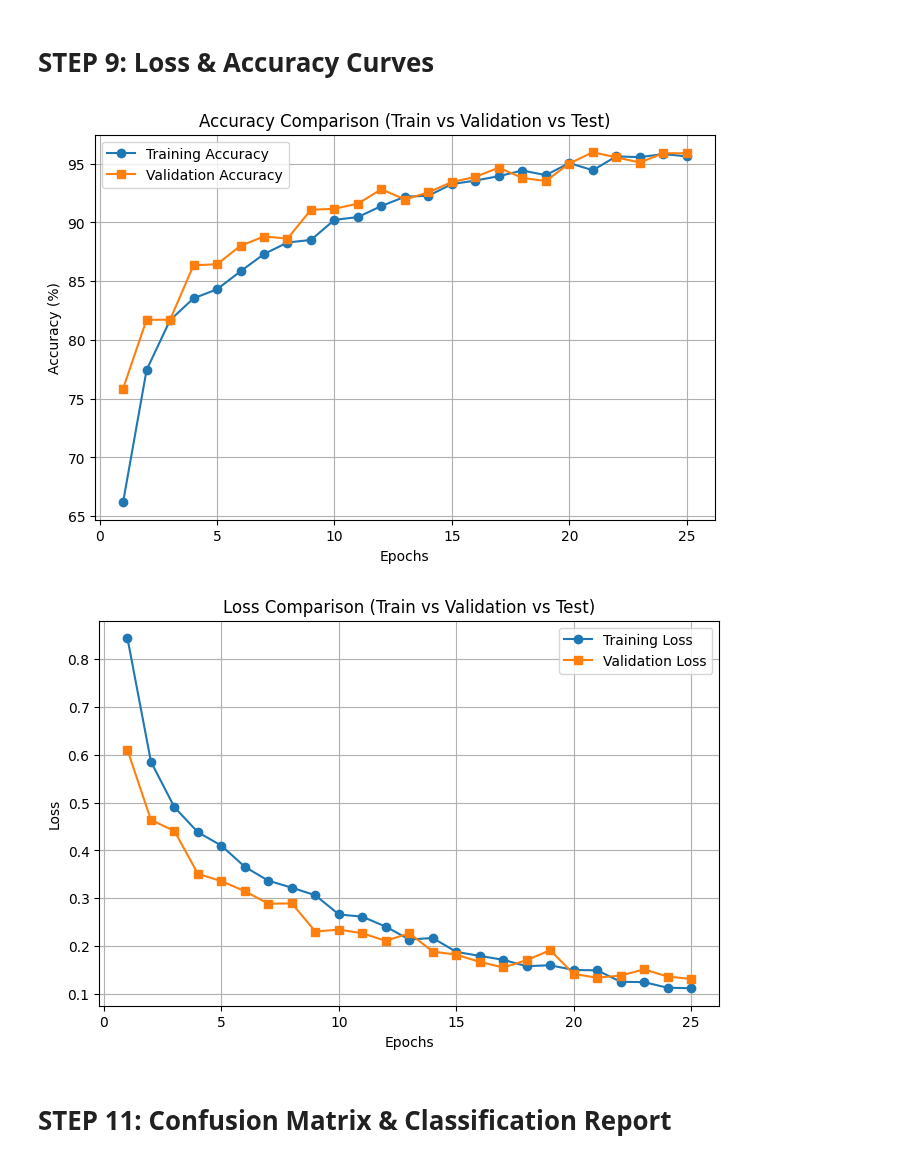
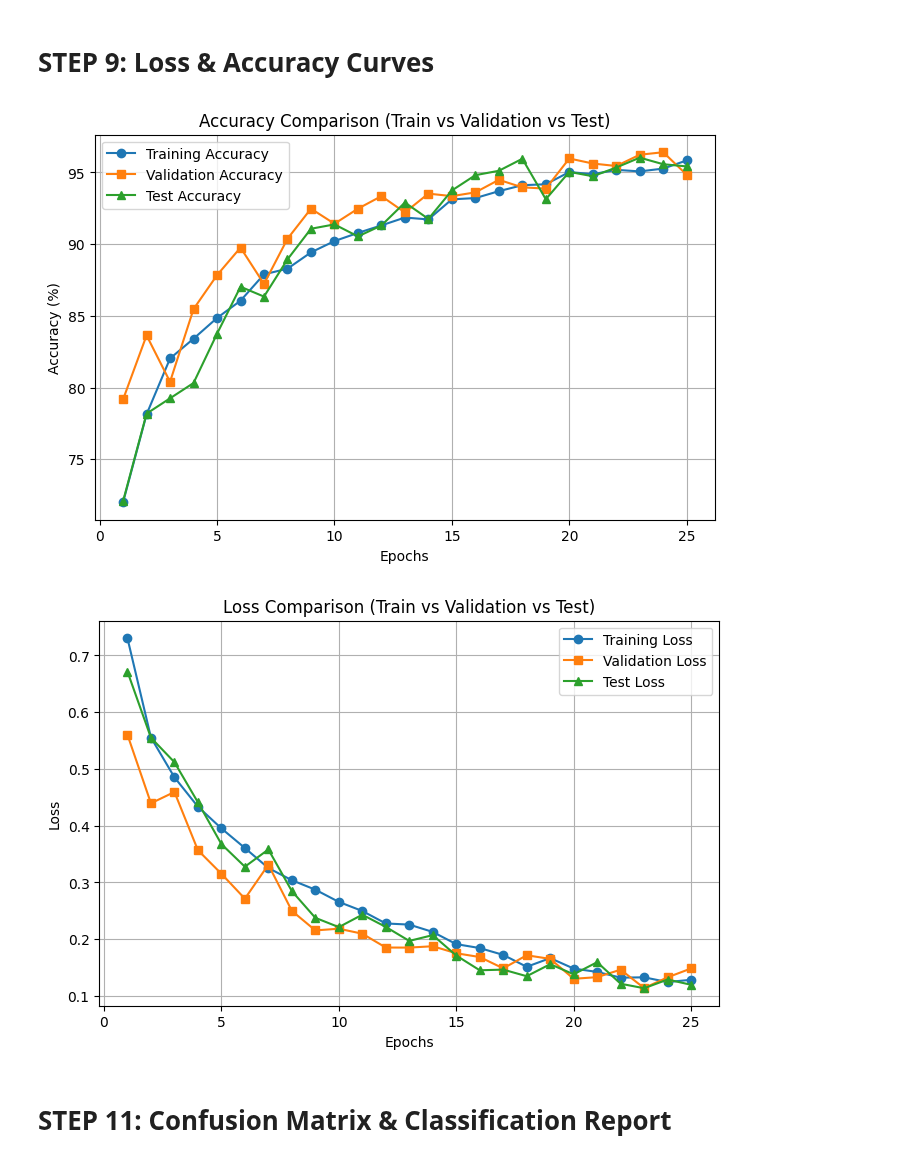
Before and after one commit to 21Afnan/TumorSense-AI, a Jupyter notebook: src_code/Simple_CNN.ipynb, the cells around one changed output. Saved outputs shown, nothing was run; the diff lists cells and outputs as text; code cells hidden in the pictures.

```diff
--- a/src_code/Simple_CNN.ipynb
+++ b/src_code/Simple_CNN.ipynb
@@ -243,4 +259,4 @@ def train_model(epochs=25):
 # %%
 EPOCHS = 25
-train_accs, val_accs,  train_losses, val_losses = train_model(EPOCHS)
+train_accs, val_accs, test_accs, train_losses, val_losses, test_losses = train_model(EPOCHS)
 # %% [output]
@@ -290,41 +306,41 @@ Test Loss: 0.1211
 import matplotlib.pyplot as plt
 
 epochs = range(1, EPOCHS + 1)
 
 # ----- Accuracy Curve -----
 plt.figure(figsize=(8,5))
 plt.plot(epochs, train_accs, marker='o', label='Training Accuracy')
 plt.plot(epochs, val_accs, marker='s', label='Validation Accuracy')
 
-# If you tracked test accuracy per epoch
-#if 'test_accs' in globals():
-   # plt.plot(epochs, test_accs, marker='^', label='Test Accuracy')
+# Plot Test Accuracy if available
+if 'test_accs' in globals():
+    plt.plot(epochs, test_accs, marker='^', label='Test Accuracy')
 
 plt.xlabel("Epochs")
 plt.ylabel("Accuracy (%)")
 plt.title("Accuracy Comparison (Train vs Validation vs Test)")
 plt.legend()
 plt.grid(True)
 plt.show()
 
 # ----- Loss Curve -----
 plt.figure(figsize=(8,5))
 plt.plot(epochs, train_losses, marker='o', label='Training Loss')
 plt.plot(epochs, val_losses, marker='s', label='Validation Loss')
 
-# If you tracked test loss per epoch
-#if 'test_losses' in globals():
-  #  plt.plot(epochs, test_losses, marker='^', label='Test Loss')
+# Plot Test Loss if available
+if 'test_losses' in globals():
+    plt.plot(epochs, test_losses, marker='^', label='Test Loss')
 
 plt.xlabel("Epochs")
 plt.ylabel("Loss")
 plt.title("Loss Comparison (Train vs Validation vs Test)")
 plt.legend()
 plt.grid(True)
 plt.show()
 # %% [output]
-[figure, old version]
+[figure, new version]
-[figure, old version]
+[figure, new version]
 # %% [markdown]
 # STEP 11: Confusion Matrix & Classification Report
 # %%
```
Also changed, not shown: parts of 6 cells of this notebook, 8 other files.
